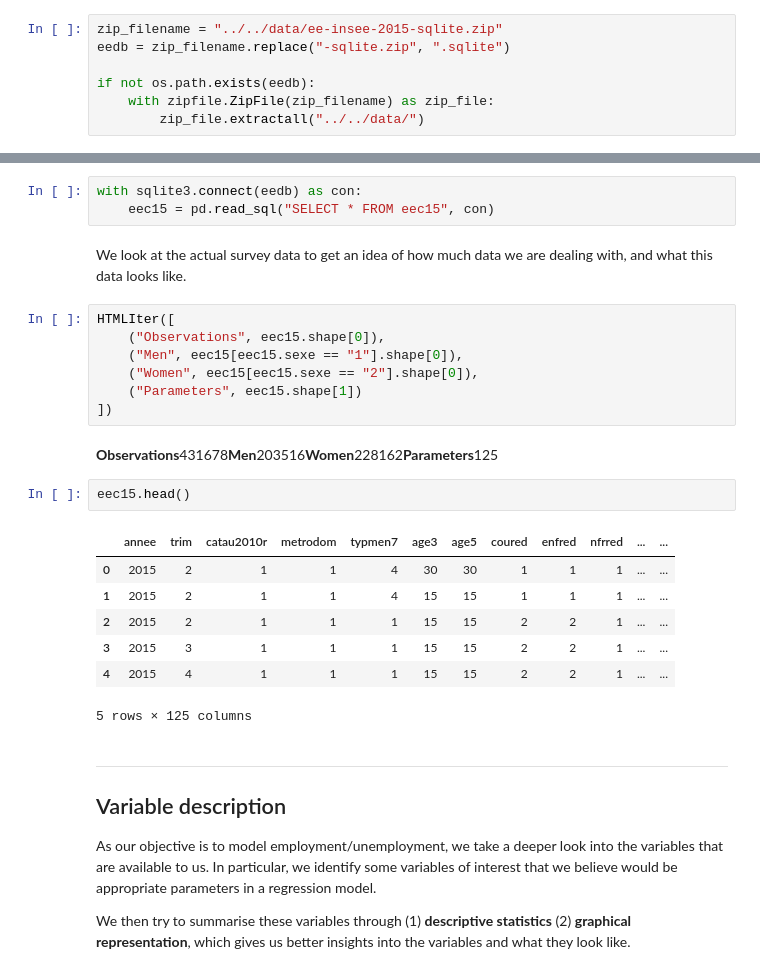
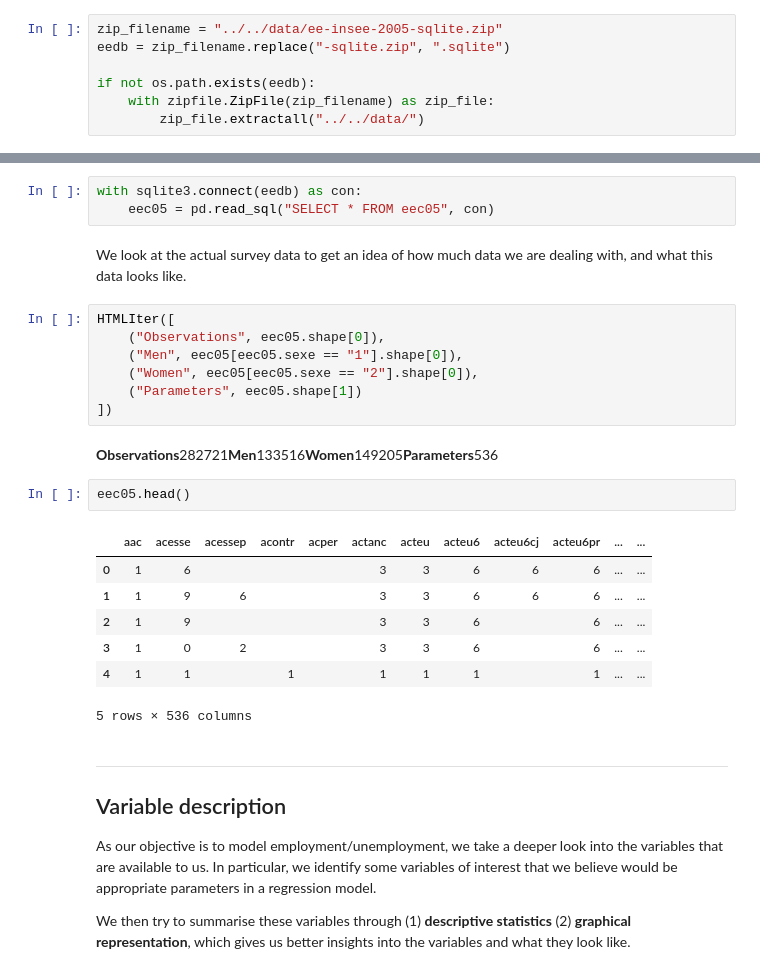
Before and after one commit to ncocacola/econml, a Jupyter notebook: python/eec05/01_experimental_setup.ipynb, the cells around one changed output, grey strips where cells are left out. Cells and saved outputs as stored; diff of their text form.

```diff
--- a/python/eec05/01_experimental_setup.ipynb
+++ b/python/eec05/01_experimental_setup.ipynb
@@ -53,7 +67,7 @@ def HTMLIter(iter_):
 
 The resulting SQLite database weighs about 89MB, which is too large for GitHub (our version control repository), so we compressed the database and decompress it on-the-fly before each experiment.
 # %%
-zip_filename = "../../data/ee-insee-2015-sqlite.zip"
+zip_filename = "../../data/ee-insee-2005-sqlite.zip"
 eedb = zip_filename.replace("-sqlite.zip", ".sqlite")
 
 if not os.path.exists(eedb):
@@ -96,27 +110,27 @@ We first load the `eec15` table into a `pandas` DataFrame for easier manipulatio
 # %%
 with sqlite3.connect(eedb) as con:
-    eec15 = pd.read_sql("SELECT * FROM eec15", con)
+    eec05 = pd.read_sql("SELECT * FROM eec05", con)
 # %% [markdown]
 We look at the actual survey data to get an idea of how much data we are dealing with, and what this data looks like.
 # %%
 HTMLIter([
-    ("Observations", eec15.shape[0]),
-    ("Men", eec15[eec15.sexe == "1"].shape[0]),
-    ("Women", eec15[eec15.sexe == "2"].shape[0]),
-    ("Parameters", eec15.shape[1])
+    ("Observations", eec05.shape[0]),
+    ("Men", eec05[eec05.sexe == "1"].shape[0]),
+    ("Women", eec05[eec05.sexe == "2"].shape[0]),
+    ("Parameters", eec05.shape[1])
 ])
 # %% [output]
-Observations431678Men203516Women228162Parameters125
+Observations282721Men133516Women149205Parameters536
 # %%
-eec15.head()
+eec05.head()
 # %% [output]
-|  | annee | trim | catau2010r | metrodom | typmen7 | age3 | age5 | coured | enfred | nfrred | ... | ... |
-| 0 | 2015 | 2 | 1 | 1 | 4 | 30 | 30 | 1 | 1 | 1 | ... | ... |
-| 1 | 2015 | 2 | 1 | 1 | 4 | 15 | 15 | 1 | 1 | 1 | ... | ... |
-| 2 | 2015 | 2 | 1 | 1 | 1 | 15 | 15 | 2 | 2 | 1 | ... | ... |
-| 3 | 2015 | 3 | 1 | 1 | 1 | 15 | 15 | 2 | 2 | 1 | ... | ... |
-| 4 | 2015 | 4 | 1 | 1 | 1 | 15 | 15 | 2 | 2 | 1 | ... | ... |
+|  | aac | acesse | acessep | acontr | acper | actanc | acteu | acteu6 | acteu6cj | acteu6pr | ... | ... |
+| 0 | 1 | 6 |  |  |  | 3 | 3 | 6 | 6 | 6 | ... | ... |
+| 1 | 1 | 9 | 6 |  |  | 3 | 3 | 6 | 6 | 6 | ... | ... |
+| 2 | 1 | 9 |  |  |  | 3 | 3 | 6 |  | 6 | ... | ... |
+| 3 | 1 | 0 | 2 |  |  | 3 | 3 | 6 |  | 6 | ... | ... |
+| 4 | 1 | 1 |  | 1 |  | 1 | 1 | 1 |  | 1 | ... | ... |
-5 rows × 125 columns
+5 rows × 536 columns
 # %% [markdown]
 ---
 ## Variable description
```
Also changed, not shown: parts of 19 cells of this notebook.
